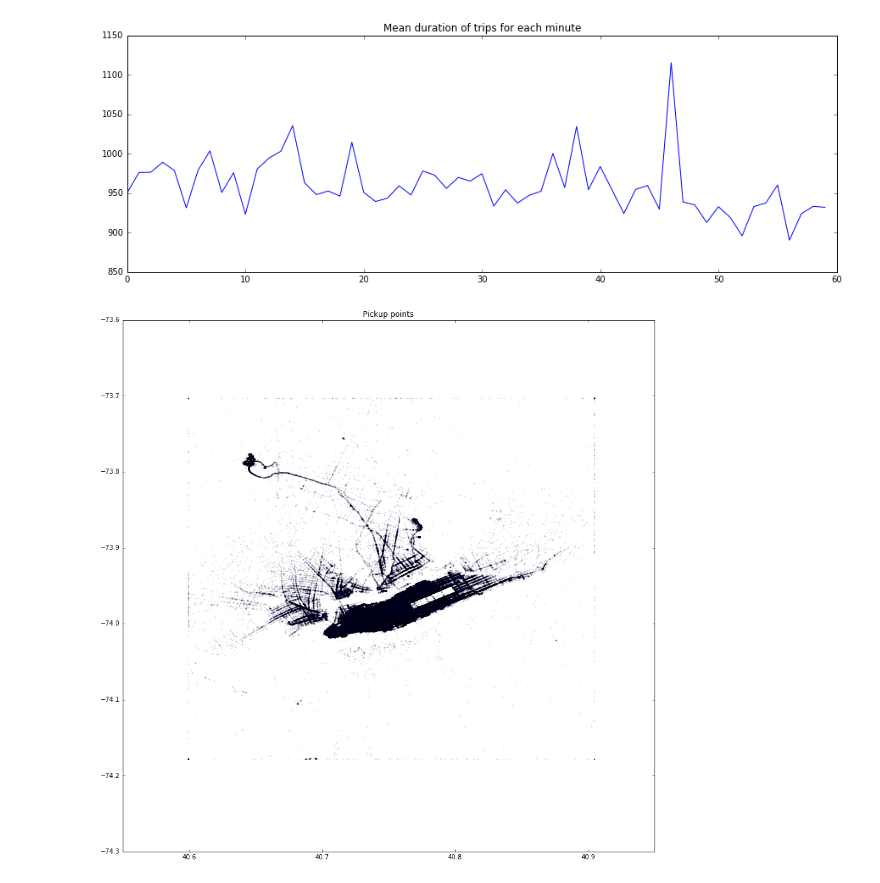
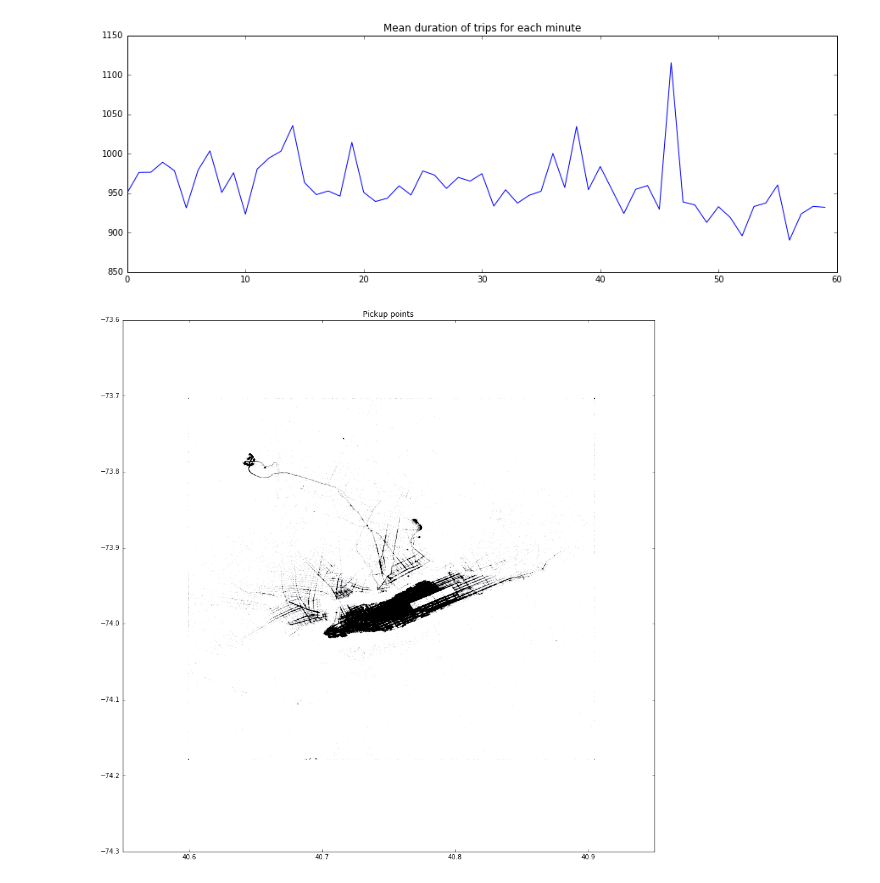
Before and after one commit to myouness/taxi_duration, a Jupyter notebook: EDA.ipynb, the cells around one changed output. Drawn from its saved outputs; the diff is of its cells as text; code cells hidden in the pictures.

Commit message:
Add map scatter plot

```diff
--- a/EDA.ipynb
+++ b/EDA.ipynb
@@ -171,15 +191,15 @@ plt.show()
 # %%
 q_lat_001 = train["pickup_latitude"].quantile(0.0001)
 q_lat_099 = train["pickup_latitude"].quantile(0.9999)
 
 q_long_001 = train["pickup_longitude"].quantile(0.0001)
 q_long_099 = train["pickup_longitude"].quantile(0.9999)
 
 plt.figure(figsize=(15,15))
 plt.scatter(train["pickup_latitude"].clip(q_lat_001, q_lat_099),
             train["pickup_longitude"].clip(q_long_001, q_long_099),
-            s=1, alpha=0.1)
+            s=0.01, alpha=0.3)
 plt.title('Pickup points')
 plt.show()
 # %% [output]
-[figure, old version]
+[figure, new version]
```
Also changed, not shown: parts of 2 cells of this notebook, 2 other files.
